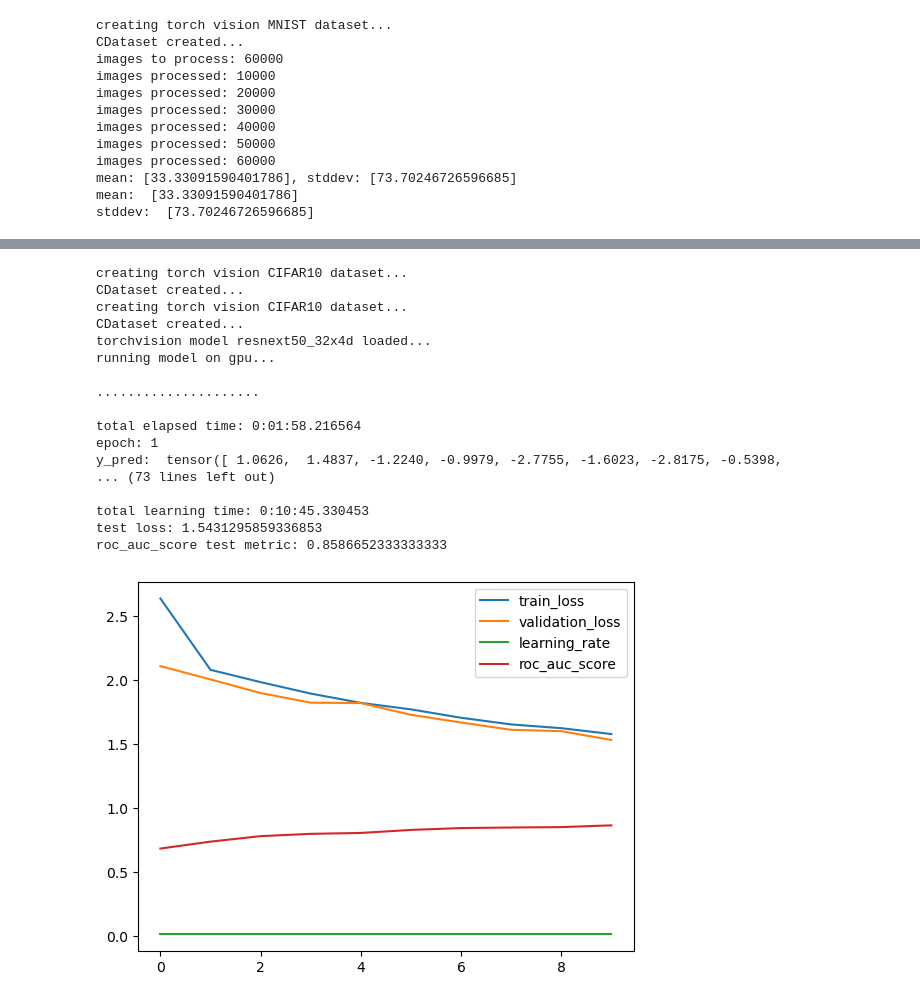
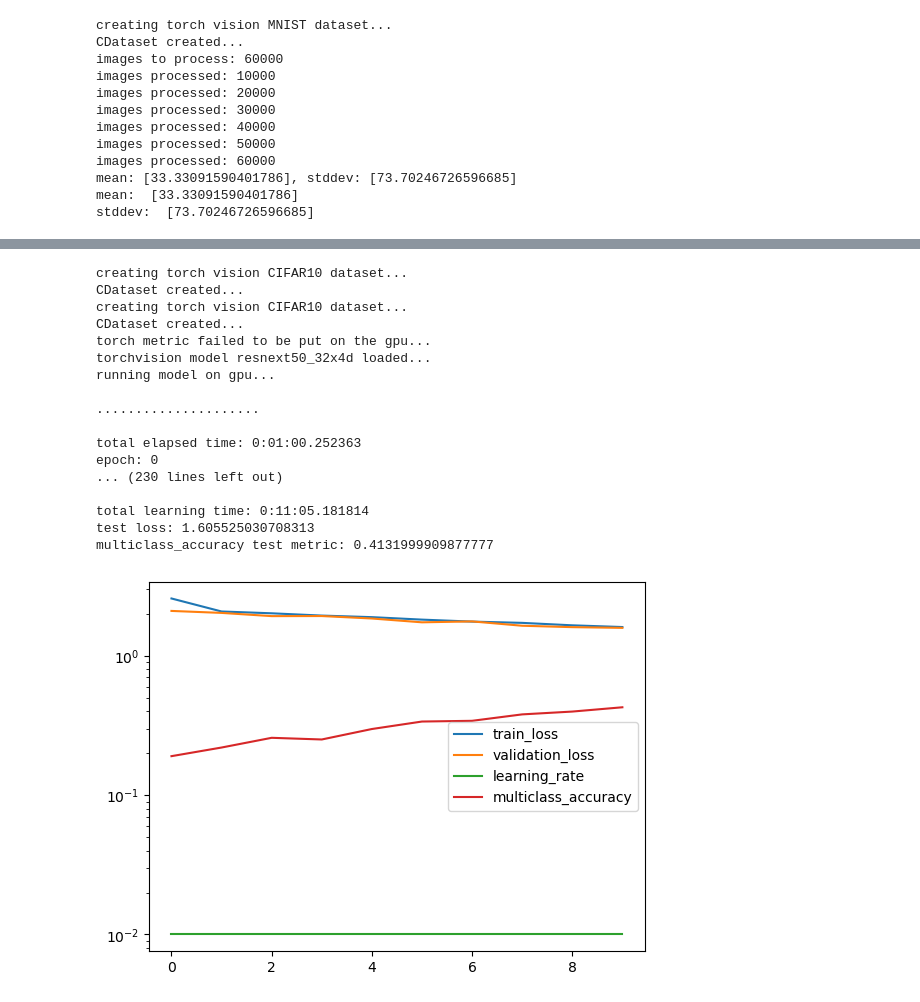
Before and after one commit to icanswim/cosmosis, a Jupyter notebook: experiment.ipynb, the cells around one changed output, grey strips where cells are left out. Cells and saved outputs as stored; diff of their text form; code cells hidden in the pictures.

```diff
--- a/experiment.ipynb
+++ b/experiment.ipynb
@@ -630,9 +597,9 @@ ds_param={'train_param': {'dataset': 'CIFAR10',
                                        'target_transform': None}}}
 
 metrics_param = {'report_interval': 60,
-                 'metric_name': 'roc_auc_score',
-                 'metric_param': {'average': 'macro',
-                                  'multi_class': 'ovr'}}
+                 'log_plot': True,
+                 'metric_name': 'multiclass_accuracy', #torcheval
+                 'metric_param': {'num_classes': 10}}
 
 opt_param = {'lr': 0.01}
 
@@ -641,38 +608,38 @@ crit_param = {'reduction': 'sum'}
 sample_param = {'set_seed': 88,
                 'splits': (.8,),
                 'subset': .1}
 
 sched_param = {'factor': .5,
                'patience': 2,
                'cooldown': 1}
 
 l = Learn([TVDS,TVDS],
           tv_model,
           Selector,
           Optimizer=Adam,
           Scheduler=ReduceLROnPlateau,
           Criterion=CrossEntropyLoss,
           model_param=model_param, ds_param=ds_param,
           sample_param=sample_param, opt_param=opt_param,
           sched_param=sched_param, crit_param=crit_param,
           metrics_param=metrics_param,
           batch_size=16, epochs=10)
 # %% [output]
 creating torch vision CIFAR10 dataset...
 CDataset created...
 creating torch vision CIFAR10 dataset...
 CDataset created...
+torch metric failed to be put on the gpu...
 torchvision model resnext50_32x4d loaded...
 running model on gpu...
 
 .....................
 
-total elapsed time: 0:01:58.216564
-epoch: 1
-y_pred:  tensor([ 1.0626,  1.4837, -1.2240, -0.9979, -2.7755, -1.6023, -2.8175, -0.5398,
-... (73 lines left out)
+total elapsed time: 0:01:00.252363
+epoch: 0
+... (230 lines left out)
 
-total learning time: 0:10:45.330453
-test loss: 1.5431295859336853
-roc_auc_score test metric: 0.8586652333333333
+total learning time: 0:11:05.181814
+test loss: 1.605525030708313
+multiclass_accuracy test metric: 0.4131999909877777
-[figure, old version]
+[figure, new version]
```
Also changed, not shown: parts of 8 cells of this notebook, 1 other file.
